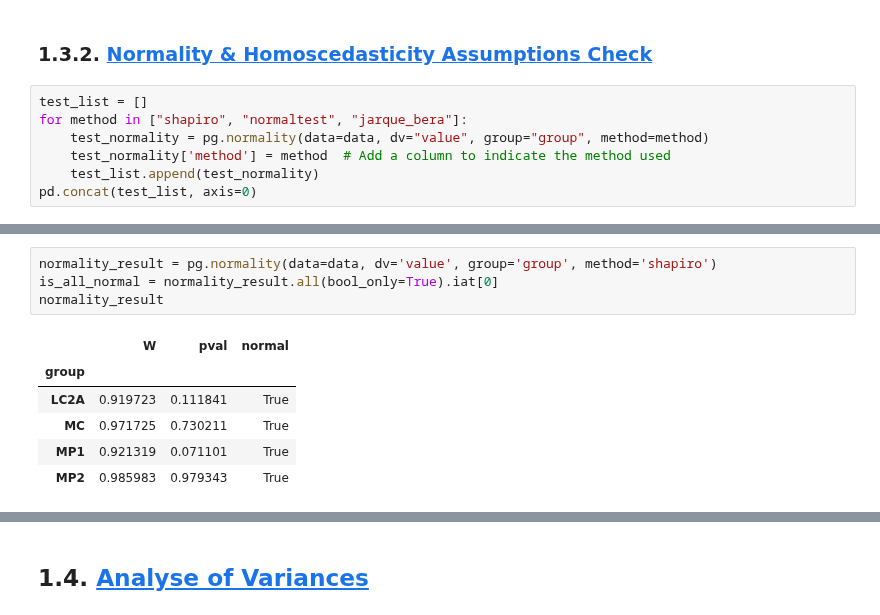
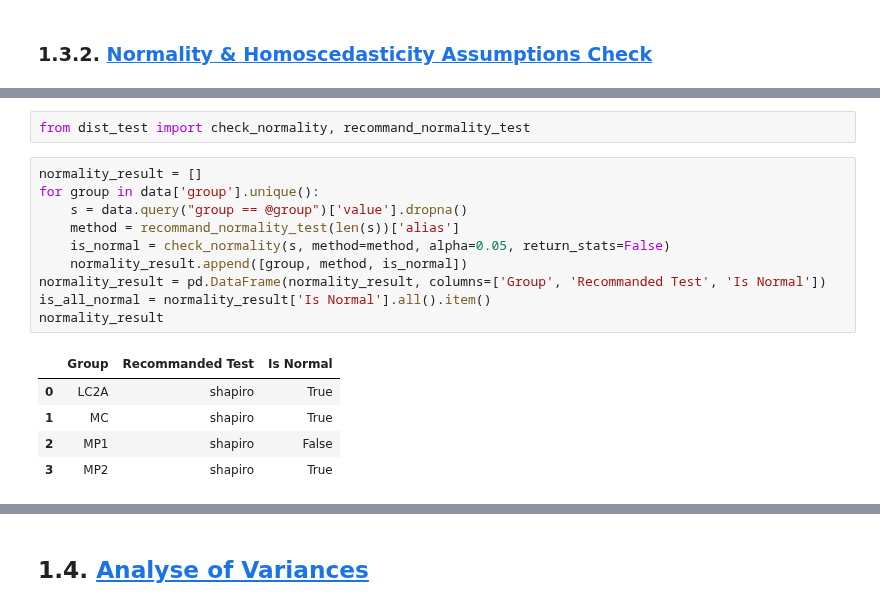
Before and after one commit to rammah83/Statistical_tasks, a Jupyter notebook: Anova.ipynb, the cells around one changed output, grey strips where cells are left out. Saved outputs shown, nothing was run; the diff lists cells and outputs as text.

```diff
--- a/Anova.ipynb
+++ b/Anova.ipynb
@@ -222,10 +222,3 @@ Minimum Ljung-Box p-value (lags 1-3): 0.0000
 Dependency Suspected: True
 # %% [markdown]
 ### 1.3.2. <a id='toc1_3_2_'></a>[Normality & Homoscedasticity Assumptions Check](#toc0_)
-# %%
-test_list = []
-for method in ["shapiro", "normaltest", "jarque_bera"]:
-    test_normality = pg.normality(data=data, dv="value", group="group", method=method)
-    test_normality['method'] = method  # Add a column to indicate the method used
-    test_list.append(test_normality)
-pd.concat(test_list, axis=0)
@@ -247,12 +225,19 @@ pd.concat(test_list, axis=0)
-# %%
-normality_result = pg.normality(data=data, dv='value', group='group', method='shapiro')
-is_all_normal = normality_result.all(bool_only=True).iat[0]
-normality_result
-# %% [output]
-|  | W | pval | normal |
-| group |  |  |  |
-| LC2A | 0.919723 | 0.111841 | True |
-| MC | 0.971725 | 0.730211 | True |
-| MP1 | 0.921319 | 0.071101 | True |
-| MP2 | 0.985983 | 0.979343 | True |
+# %%
+from dist_test import check_normality, recommand_normality_test
+# %%
+normality_result = []
+for group in data['group'].unique():
+    s = data.query("group == @group")['value'].dropna()
+    method = recommand_normality_test(len(s))['alias']
+    is_normal = check_normality(s, method=method, alpha=0.05, return_stats=False)
+    normality_result.append([group, method, is_normal])
+normality_result = pd.DataFrame(normality_result, columns=['Group', 'Recommanded Test', 'Is Normal'])
+is_all_normal = normality_result['Is Normal'].all().item()
+normality_result
+# %% [output]
+|  | Group | Recommanded Test | Is Normal |
+| 0 | LC2A | shapiro | True |
+| 1 | MC | shapiro | True |
+| 2 | MP1 | shapiro | False |
+| 3 | MP2 | shapiro | True |
 # %%
```
Also changed, not shown: parts of 5 cells of this notebook, 1 other file.
